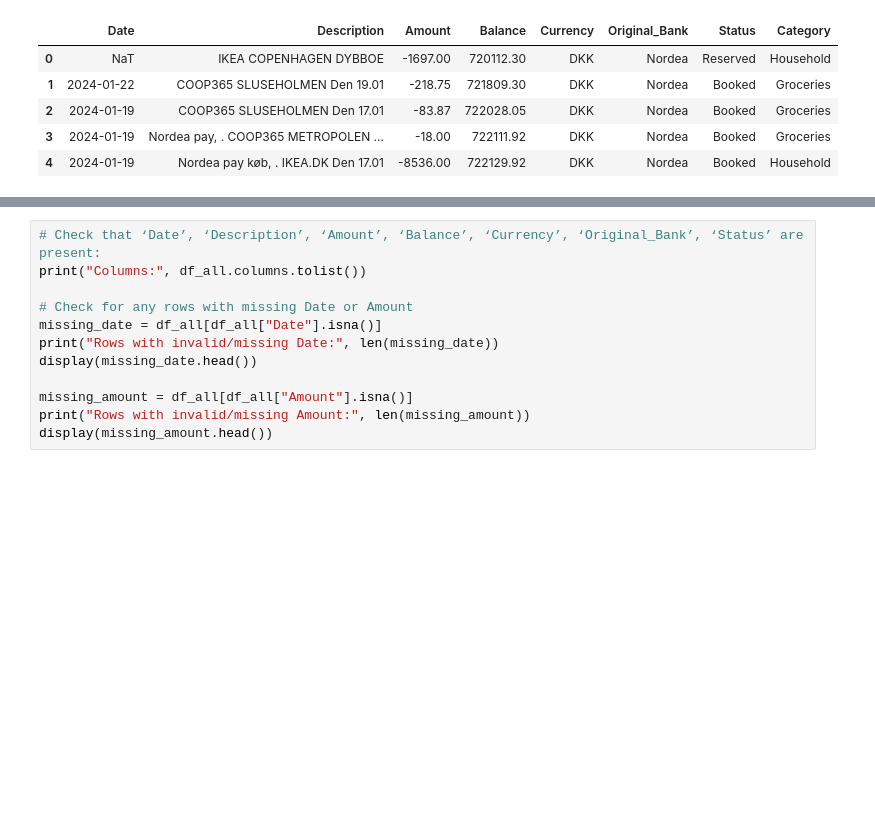
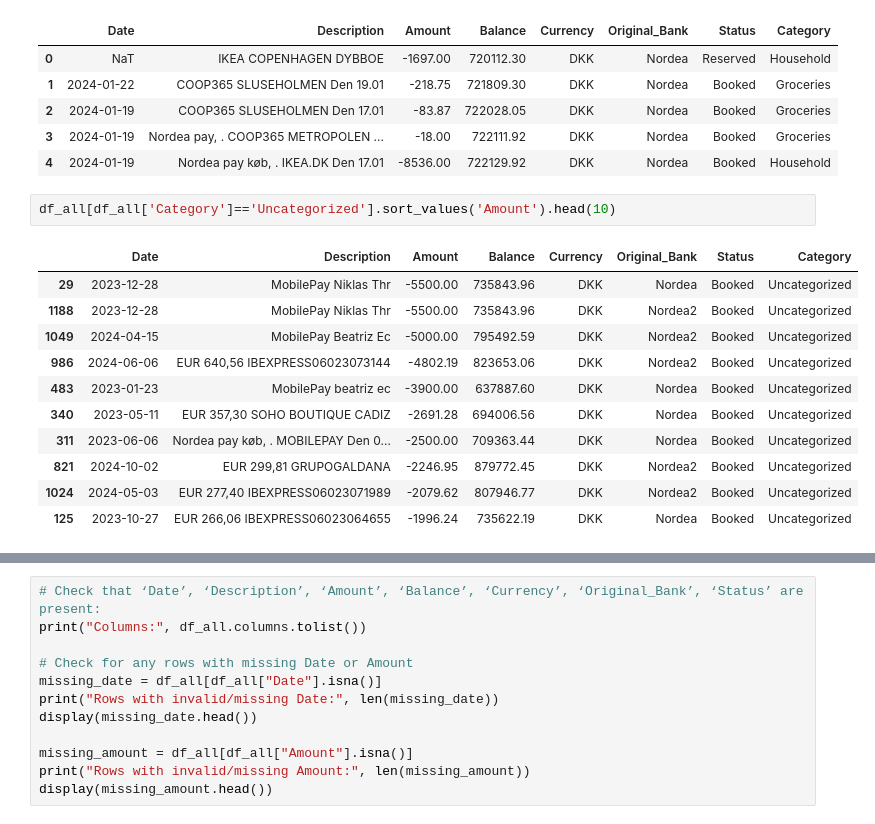
Before and after one commit to alvaroggdesande/financial-planner, a Jupyter notebook: test_nb/test_transactions.ipynb, the cells around one changed output, grey strips where cells are left out. Drawn from its saved outputs; the diff is of its cells as text; blank space fills up the shorter version.

```diff
--- a/test_nb/test_transactions.ipynb
+++ b/test_nb/test_transactions.ipynb
@@ -91,6 +91,20 @@ df_all.head()
 | 2 | 2024-01-19 | COOP365 SLUSEHOLMEN Den 17.01 | -83.87 | 722028.05 | DKK | Nordea | Booked | Groceries |
 | 3 | 2024-01-19 | Nordea pay, . COOP365 METROPOLEN ... | -18.00 | 722111.92 | DKK | Nordea | Booked | Groceries |
 | 4 | 2024-01-19 | Nordea pay køb, . IKEA.DK Den 17.01 | -8536.00 | 722129.92 | DKK | Nordea | Booked | Household |
+# %%
+df_all[df_all['Category']=='Uncategorized'].sort_values('Amount').head(10)
+# %% [output]
+|  | Date | Description | Amount | Balance | Currency | Original_Bank | Status | Category |
+| 29 | 2023-12-28 | MobilePay Niklas Thr | -5500.00 | 735843.96 | DKK | Nordea | Booked | Uncategorized |
+| 1188 | 2023-12-28 | MobilePay Niklas Thr | -5500.00 | 735843.96 | DKK | Nordea2 | Booked | Uncategorized |
+| 1049 | 2024-04-15 | MobilePay Beatriz Ec | -5000.00 | 795492.59 | DKK | Nordea2 | Booked | Uncategorized |
+| 986 | 2024-06-06 | EUR 640,56 IBEXPRESS06023073144 | -4802.19 | 823653.06 | DKK | Nordea2 | Booked | Uncategorized |
+| 483 | 2023-01-23 | MobilePay beatriz ec | -3900.00 | 637887.60 | DKK | Nordea | Booked | Uncategorized |
+| 340 | 2023-05-11 | EUR 357,30 SOHO BOUTIQUE CADIZ | -2691.28 | 694006.56 | DKK | Nordea | Booked | Uncategorized |
+| 311 | 2023-06-06 | Nordea pay køb, . MOBILEPAY Den 0... | -2500.00 | 709363.44 | DKK | Nordea | Booked | Uncategorized |
+| 821 | 2024-10-02 | EUR 299,81 GRUPOGALDANA | -2246.95 | 879772.45 | DKK | Nordea2 | Booked | Uncategorized |
+| 1024 | 2024-05-03 | EUR 277,40 IBEXPRESS06023071989 | -2079.62 | 807946.77 | DKK | Nordea2 | Booked | Uncategorized |
+| 125 | 2023-10-27 | EUR 266,06 IBEXPRESS06023064655 | -1996.24 | 735622.19 | DKK | Nordea | Booked | Uncategorized |
 # %%
 start_date = '2023-01-01'
 end_date = '2024-01-01'
```
Also changed, not shown: parts of 7 cells of this notebook, 2 other files.
